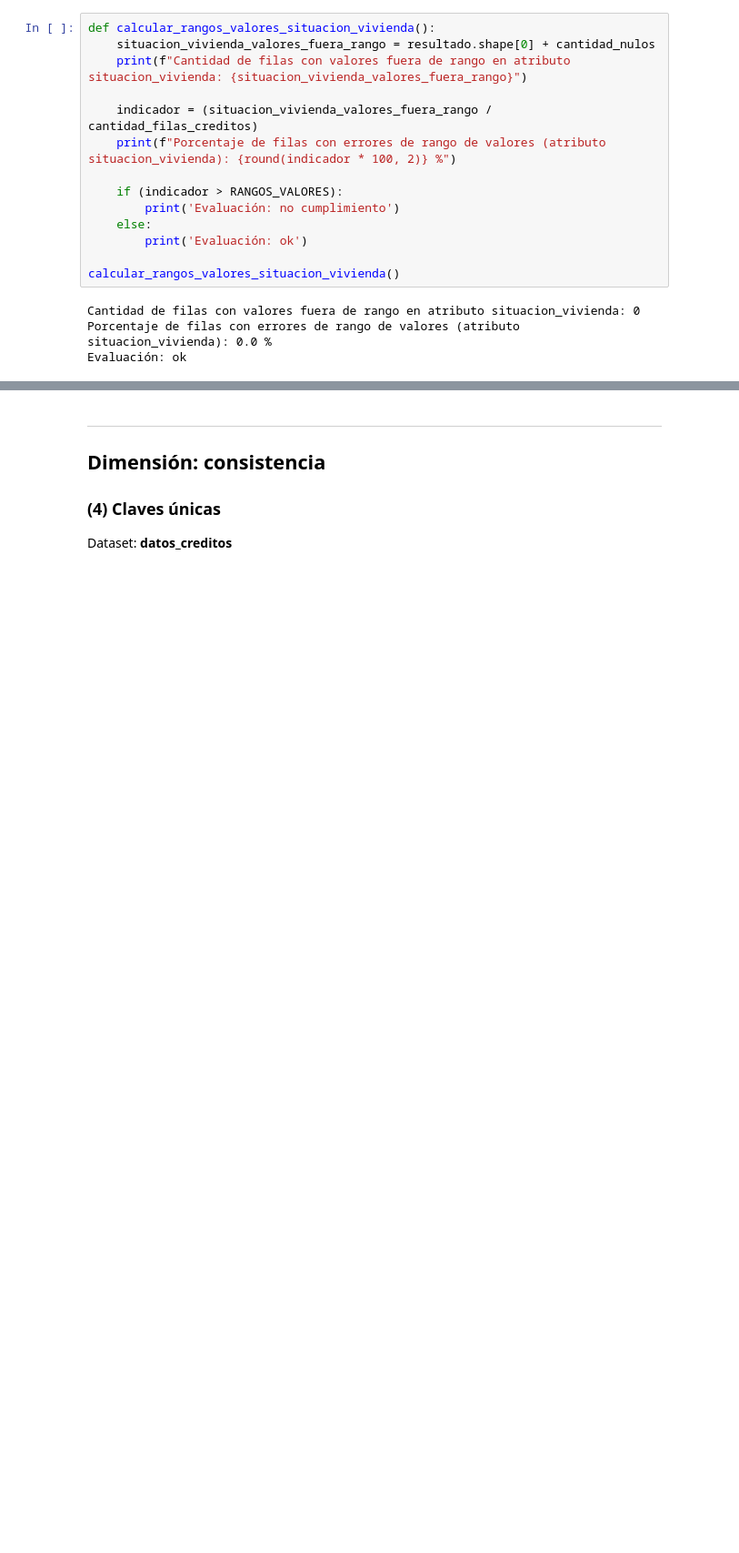
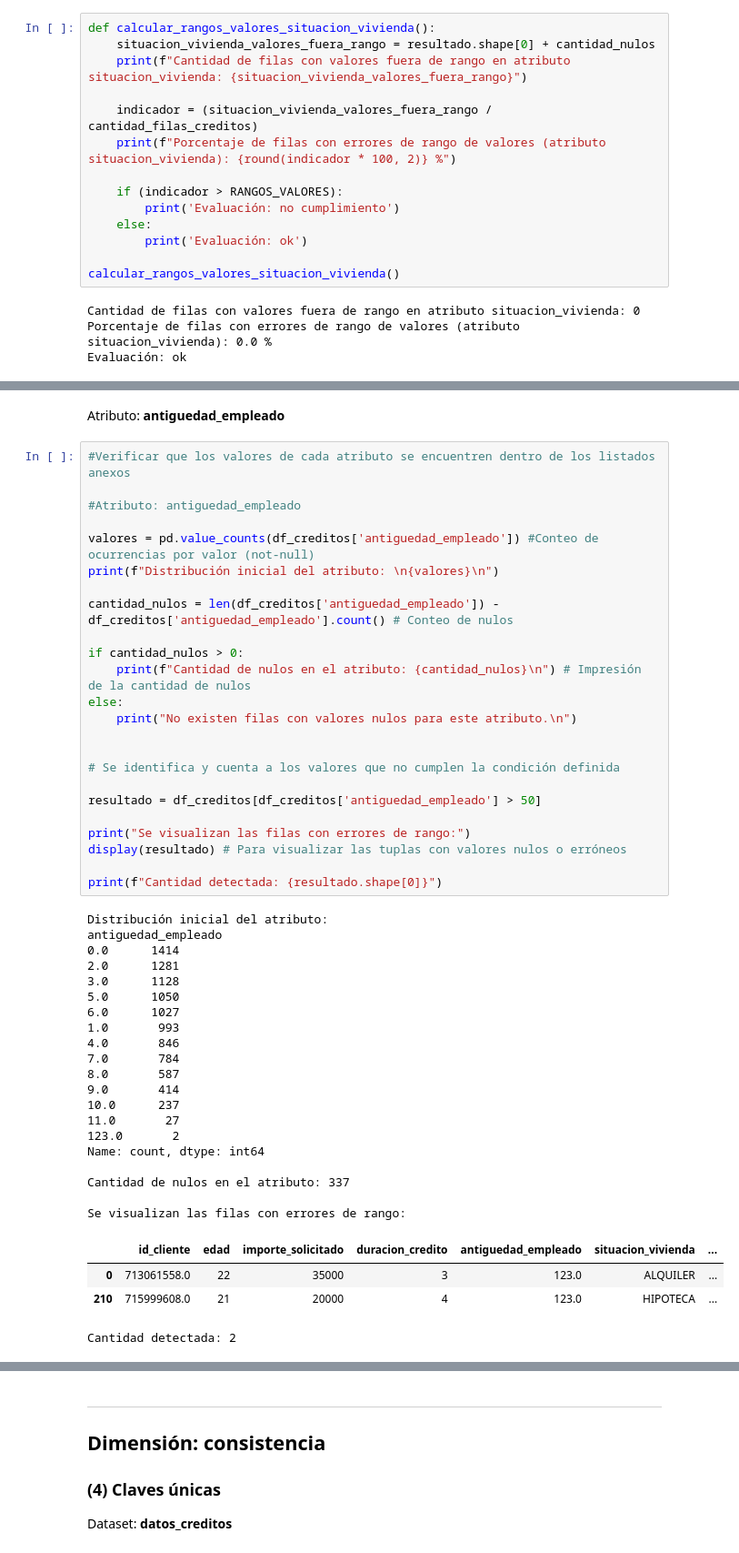
Before and after one commit to ACIsotopes/13MBID-ABR23, a Jupyter notebook: notebooks/01-Comprension-Datos/CD03-Verificacion-calidad.ipynb, the cells around one changed output, grey strips where cells are left out. Shown at 91% size. Drawn from its saved outputs; the diff is of its cells as text; blank space fills up the shorter version.

```diff
--- a/notebooks/01-Comprension-Datos/CD03-Verificacion-calidad.ipynb
+++ b/notebooks/01-Comprension-Datos/CD03-Verificacion-calidad.ipynb
@@ -256,0 +381,51 @@ Evaluación: ok
+# %% [markdown]
+Atributo: **antiguedad_empleado**
+# %%
+#Verificar que los valores de cada atributo se encuentren dentro de los listados anexos
+
+#Atributo: antiguedad_empleado
+
+valores = pd.value_counts(df_creditos['antiguedad_empleado']) #Conteo de ocurrencias por valor (not-null)
+print(f"Distribución inicial del atributo: \n{valores}\n")
+
+cantidad_nulos = len(df_creditos['antiguedad_empleado']) - df_creditos['antiguedad_empleado'].count() # Conteo de nulos
+
+if cantidad_nulos > 0:
+    print(f"Cantidad de nulos en el atributo: {cantidad_nulos}\n") # Impresión de la cantidad de nulos
+else:
+    print("No existen filas con valores nulos para este atributo.\n")
+
+
+# Se identifica y cuenta a los valores que no cumplen la condición definida
+
+resultado = df_creditos[df_creditos['antiguedad_empleado'] > 50]
+
+print("Se visualizan las filas con errores de rango:")
+display(resultado) # Para visualizar las tuplas con valores nulos o erróneos
+
+print(f"Cantidad detectada: {resultado.shape[0]}")
+# %% [output]
+Distribución inicial del atributo:
+antiguedad_empleado
+0.0      1414
+2.0      1281
+3.0      1128
+5.0      1050
+6.0      1027
+1.0       993
+4.0       846
+7.0       784
+8.0       587
+9.0       414
+10.0      237
+11.0       27
+123.0       2
+Name: count, dtype: int64
+
+Cantidad de nulos en el atributo: 337
+
+Se visualizan las filas con errores de rango:
+|  | id_cliente | edad | importe_solicitado | duracion_credito | antiguedad_empleado | situacion_vivienda | ... |
+| 0 | 713061558.0 | 22 | 35000 | 3 | 123.0 | ALQUILER | ... |
+| 210 | 715999608.0 | 21 | 20000 | 4 | 123.0 | HIPOTECA | ... |
+Cantidad detectada: 2
```
Also changed, not shown: parts of 27 cells of this notebook, 3 other files.
